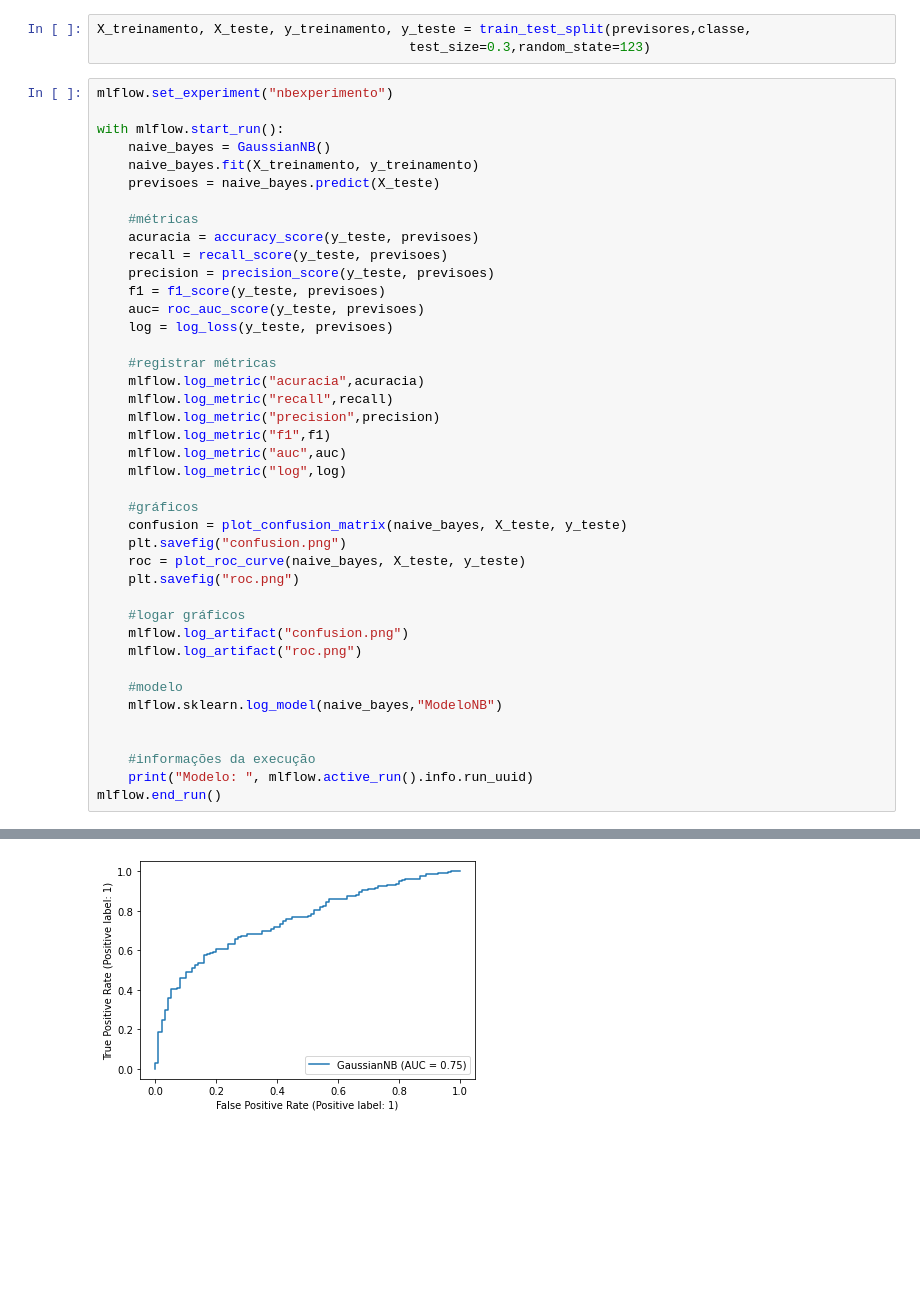
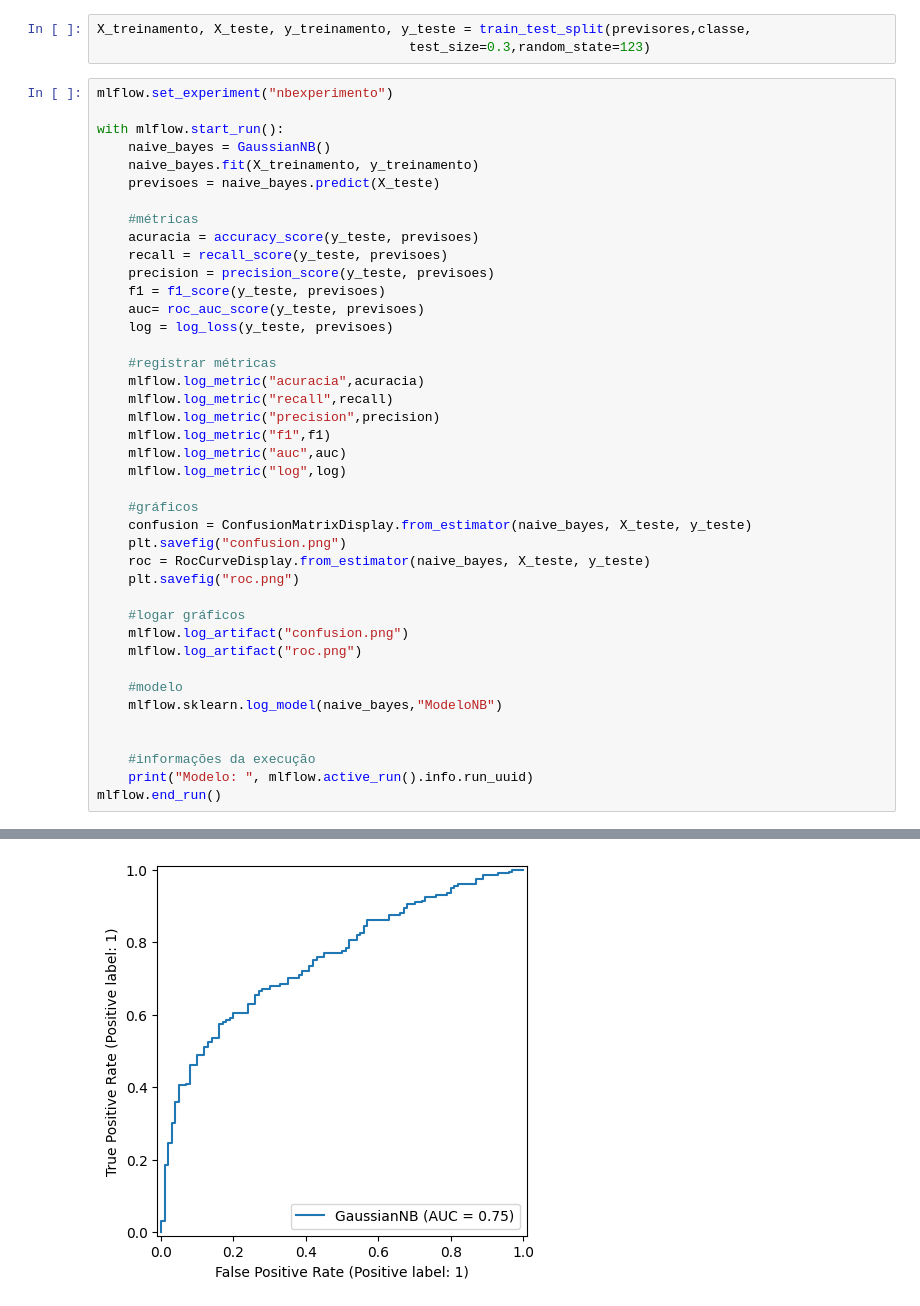
Before and after one commit to Rmcstt/MLFlow, a Jupyter notebook: 1.MLFLow_NB.ipynb, the cells around one changed output, grey strips where cells are left out. Saved outputs shown, nothing was run; the diff lists cells and outputs as text; blank space fills up the shorter version.

```diff
--- a/1.MLFLow_NB.ipynb
+++ b/1.MLFLow_NB.ipynb
@@ -77,9 +81,9 @@ with mlflow.start_run():
     mlflow.log_metric("log",log)
 
     #gráficos
-    confusion = plot_confusion_matrix(naive_bayes, X_teste, y_teste)
+    confusion = ConfusionMatrixDisplay.from_estimator(naive_bayes, X_teste, y_teste)
     plt.savefig("confusion.png")
-    roc = plot_roc_curve(naive_bayes, X_teste, y_teste)
+    roc = RocCurveDisplay.from_estimator(naive_bayes, X_teste, y_teste)
     plt.savefig("roc.png")
 
     #logar gráficos
@@ -99 +103 @@ Modelo:  3d5a273da7134c14b771ad508cf25225
-[figure, old version]
+[figure, new version]
```
Also changed, not shown: parts of 2 cells of this notebook, 13 other files.
